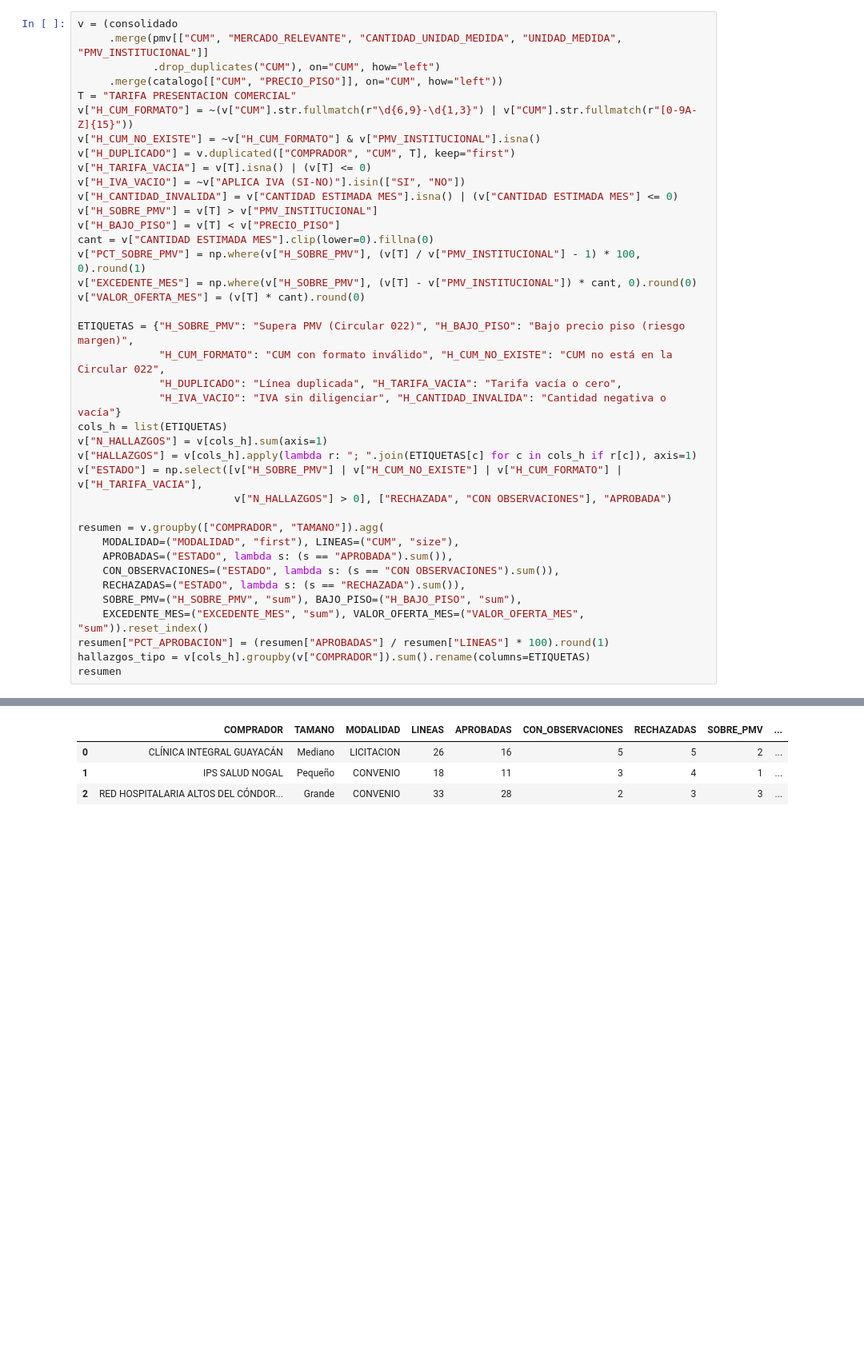
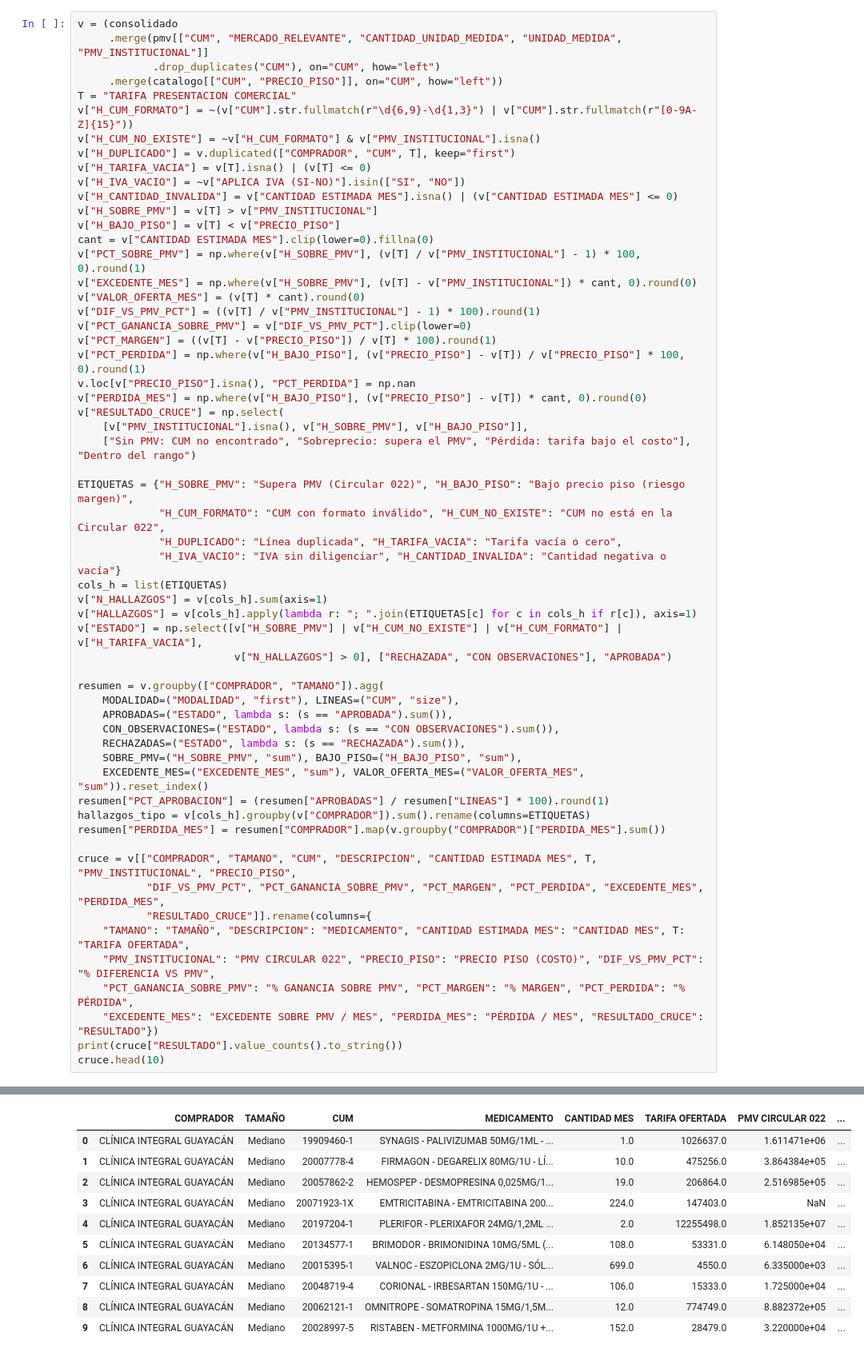
Before and after one commit to ivanherrerabaquero-dev/validacion-precios-medicamentos, a Jupyter notebook: notebooks/proyecto_validacion_precios.ipynb, the cells around one changed output, grey strips where cells are left out. Shown at 80% size. Saved outputs shown, nothing was run; the diff lists cells and outputs as text; blank space fills up the shorter version.

```diff
--- a/notebooks/proyecto_validacion_precios.ipynb
+++ b/notebooks/proyecto_validacion_precios.ipynb
@@ -457,6 +427,15 @@ cant = v["CANTIDAD ESTIMADA MES"].clip(lower=0).fillna(0)
 v["PCT_SOBRE_PMV"] = np.where(v["H_SOBRE_PMV"], (v[T] / v["PMV_INSTITUCIONAL"] - 1) * 100, 0).round(1)
 v["EXCEDENTE_MES"] = np.where(v["H_SOBRE_PMV"], (v[T] - v["PMV_INSTITUCIONAL"]) * cant, 0).round(0)
 v["VALOR_OFERTA_MES"] = (v[T] * cant).round(0)
+v["DIF_VS_PMV_PCT"] = ((v[T] / v["PMV_INSTITUCIONAL"] - 1) * 100).round(1)
+v["PCT_GANANCIA_SOBRE_PMV"] = v["DIF_VS_PMV_PCT"].clip(lower=0)
+v["PCT_MARGEN"] = ((v[T] - v["PRECIO_PISO"]) / v[T] * 100).round(1)
+v["PCT_PERDIDA"] = np.where(v["H_BAJO_PISO"], (v["PRECIO_PISO"] - v[T]) / v["PRECIO_PISO"] * 100, 0).round(1)
+v.loc[v["PRECIO_PISO"].isna(), "PCT_PERDIDA"] = np.nan
+v["PERDIDA_MES"] = np.where(v["H_BAJO_PISO"], (v["PRECIO_PISO"] - v[T]) * cant, 0).round(0)
+v["RESULTADO_CRUCE"] = np.select(
+    [v["PMV_INSTITUCIONAL"].isna(), v["H_SOBRE_PMV"], v["H_BAJO_PISO"]],
+    ["Sin PMV: CUM no encontrado", "Sobreprecio: supera el PMV", "Pérdida: tarifa bajo el costo"], "Dentro del rango")
 
 ETIQUETAS = {"H_SOBRE_PMV": "Supera PMV (Circular 022)", "H_BAJO_PISO": "Bajo precio piso (riesgo margen)",
              "H_CUM_FORMATO": "CUM con formato inválido", "H_CUM_NO_EXISTE": "CUM no está en la Circular 022",
@@ -477,5 +456,15 @@ resumen = v.groupby(["COMPRADOR", "TAMANO"]).agg(
     EXCEDENTE_MES=("EXCEDENTE_MES", "sum"), VALOR_OFERTA_MES=("VALOR_OFERTA_MES", "sum")).reset_index()
 resumen["PCT_APROBACION"] = (resumen["APROBADAS"] / resumen["LINEAS"] * 100).round(1)
 hallazgos_tipo = v[cols_h].groupby(v["COMPRADOR"]).sum().rename(columns=ETIQUETAS)
-resumen
+resumen["PERDIDA_MES"] = resumen["COMPRADOR"].map(v.groupby("COMPRADOR")["PERDIDA_MES"].sum())
+
+cruce = v[["COMPRADOR", "TAMANO", "CUM", "DESCRIPCION", "CANTIDAD ESTIMADA MES", T, "PMV_INSTITUCIONAL", "PRECIO_PISO",
+           "DIF_VS_PMV_PCT", "PCT_GANANCIA_SOBRE_PMV", "PCT_MARGEN", "PCT_PERDIDA", "EXCEDENTE_MES", "PERDIDA_MES",
+           "RESULTADO_CRUCE"]].rename(columns={
+    "TAMANO": "TAMAÑO", "DESCRIPCION": "MEDICAMENTO", "CANTIDAD ESTIMADA MES": "CANTIDAD MES", T: "TARIFA OFERTADA",
+    "PMV_INSTITUCIONAL": "PMV CIRCULAR 022", "PRECIO_PISO": "PRECIO PISO (COSTO)", "DIF_VS_PMV_PCT": "% DIFERENCIA VS PMV",
+    "PCT_GANANCIA_SOBRE_PMV": "% GANANCIA SOBRE PMV", "PCT_MARGEN": "% MARGEN", "PCT_PERDIDA": "% PÉRDIDA",
+    "EXCEDENTE_MES": "EXCEDENTE SOBRE PMV / MES", "PERDIDA_MES": "PÉRDIDA / MES", "RESULTADO_CRUCE": "RESULTADO"})
+print(cruce["RESULTADO"].value_counts().to_string())
+cruce.head(10)
 # %% [output]
@@ -482,7 +476,14 @@ resumen
-|  | COMPRADOR | TAMANO | MODALIDAD | LINEAS | APROBADAS | CON_OBSERVACIONES | RECHAZADAS | SOBRE_PMV | ... |
-| 0 | CLÍNICA INTEGRAL GUAYACÁN | Mediano | LICITACION | 26 | 16 | 5 | 5 | 2 | ... |
-| 1 | IPS SALUD NOGAL | Pequeño | CONVENIO | 18 | 11 | 3 | 4 | 1 | ... |
-| 2 | RED HOSPITALARIA ALTOS DEL CÓNDOR... | Grande | CONVENIO | 33 | 28 | 2 | 3 | 3 | ... |
+|  | COMPRADOR | TAMAÑO | CUM | MEDICAMENTO | CANTIDAD MES | TARIFA OFERTADA | PMV CIRCULAR 022 | ... |
+| 0 | CLÍNICA INTEGRAL GUAYACÁN | Mediano | 19909460-1 | SYNAGIS - PALIVIZUMAB 50MG/1ML - ... | 1.0 | 1026637.0 | 1.611471e+06 | ... |
+| 1 | CLÍNICA INTEGRAL GUAYACÁN | Mediano | 20007778-4 | FIRMAGON - DEGARELIX 80MG/1U - LÍ... | 10.0 | 475256.0 | 3.864384e+05 | ... |
+| 2 | CLÍNICA INTEGRAL GUAYACÁN | Mediano | 20057862-2 | HEMOSPEP - DESMOPRESINA 0,025MG/1... | 19.0 | 206864.0 | 2.516985e+05 | ... |
+| 3 | CLÍNICA INTEGRAL GUAYACÁN | Mediano | 20071923-1X | EMTRICITABINA - EMTRICITABINA 200... | 224.0 | 147403.0 | NaN | ... |
+| 4 | CLÍNICA INTEGRAL GUAYACÁN | Mediano | 20197204-1 | PLERIFOR - PLERIXAFOR 24MG/1,2ML ... | 2.0 | 12255498.0 | 1.852135e+07 | ... |
+| 5 | CLÍNICA INTEGRAL GUAYACÁN | Mediano | 20134577-1 | BRIMODOR - BRIMONIDINA 10MG/5ML (... | 108.0 | 53331.0 | 6.148050e+04 | ... |
+| 6 | CLÍNICA INTEGRAL GUAYACÁN | Mediano | 20015395-1 | VALNOC - ESZOPICLONA 2MG/1U - SÓL... | 699.0 | 4550.0 | 6.335000e+03 | ... |
+| 7 | CLÍNICA INTEGRAL GUAYACÁN | Mediano | 20048719-4 | CORIONAL - IRBESARTAN 150MG/1U - ... | 106.0 | 15333.0 | 1.725000e+04 | ... |
+| 8 | CLÍNICA INTEGRAL GUAYACÁN | Mediano | 20062121-1 | OMNITROPE - SOMATROPINA 15MG/1,5M... | 12.0 | 774749.0 | 8.882372e+05 | ... |
+| 9 | CLÍNICA INTEGRAL GUAYACÁN | Mediano | 20028997-5 | RISTABEN - METFORMINA 1000MG/1U +... | 152.0 | 28479.0 | 3.220000e+04 | ... |
 # %% [markdown]
 ## Paso 5. Seguimiento de PQRS
 
```
Also changed, not shown: parts of 22 cells of this notebook, 19 other files.
